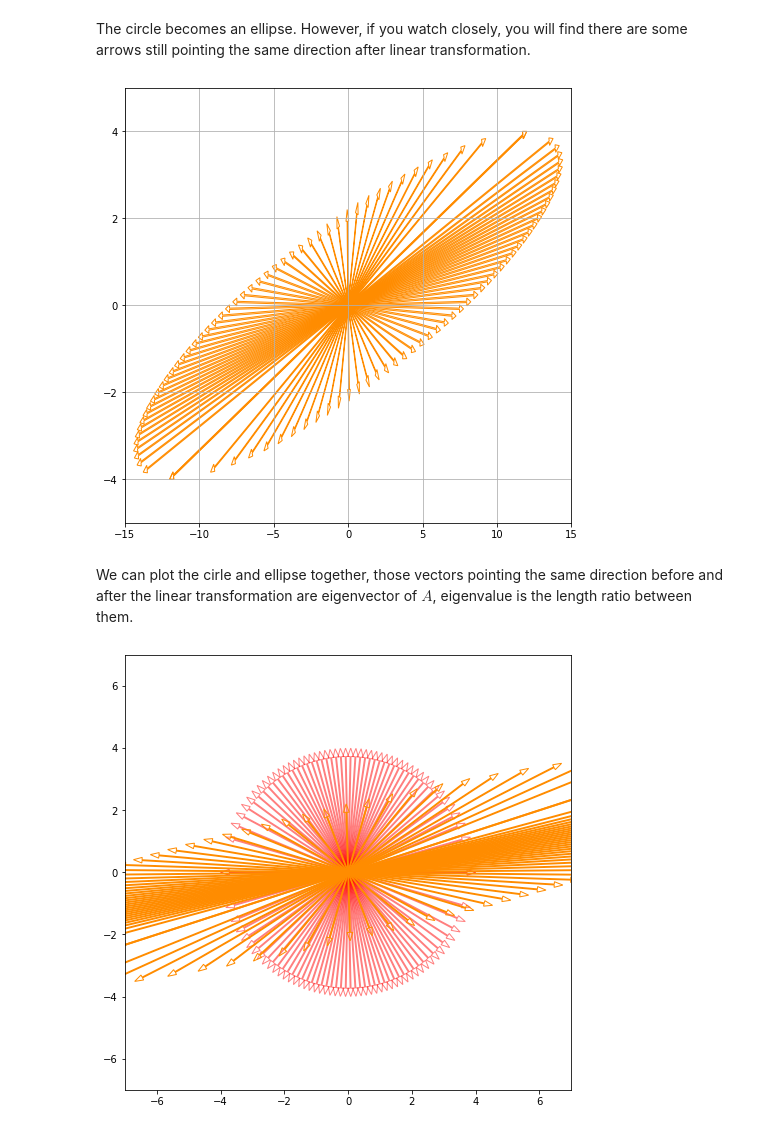
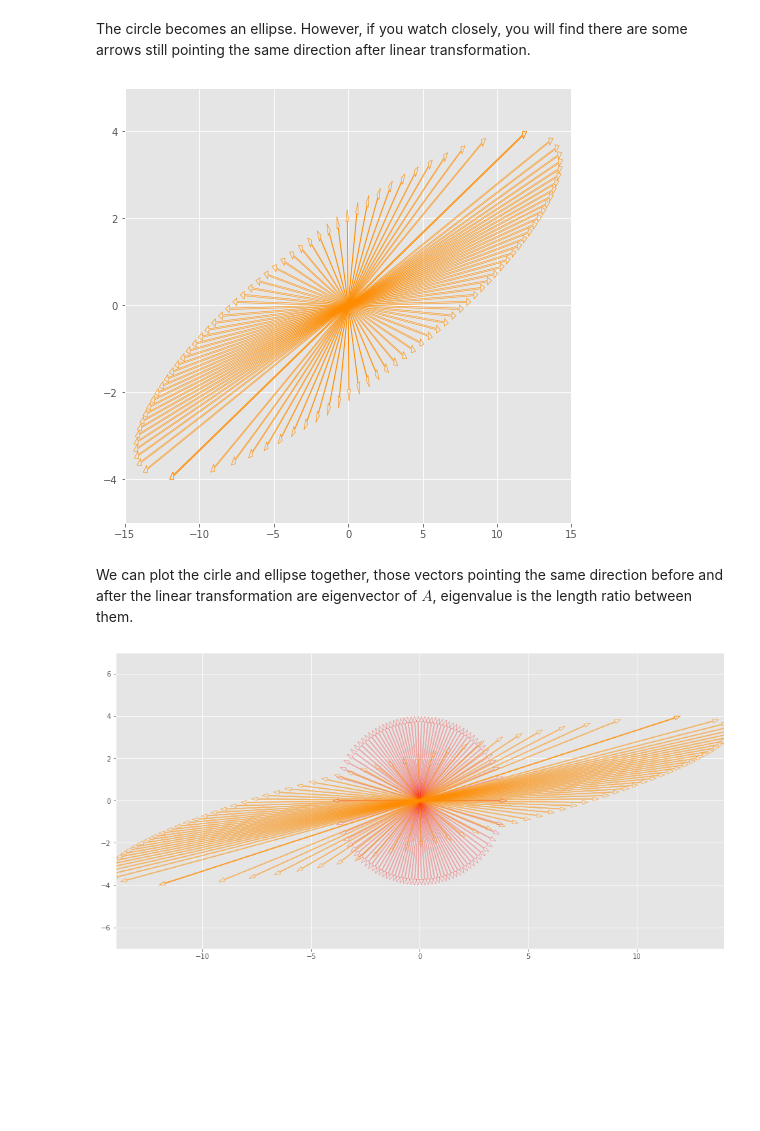
Before and after one commit to weijie-chen/Linear-Algebra-With-Python, a Jupyter notebook: Chapter 12 - Eigenvalues and Eigenvectors.ipynb, the cells around one changed output. Drawn from its saved outputs; the diff is of its cells as text; code cells hidden in the pictures; blank space fills up the shorter version.

```diff
--- a/Chapter 12 - Eigenvalues and Eigenvectors.ipynb
+++ b/Chapter 12 - Eigenvalues and Eigenvectors.ipynb
@@ -4,6 +4,7 @@ import matplotlib as mpl
 import numpy as np
 import sympy as sy
 sy.init_printing()
+plt.style.use('ggplot')
 # %%
 np.set_printoptions(precision=3)
 np.set_printoptions(suppress=True)
@@ -458,17 +459,16 @@ The circle becomes an ellipse. However, if you watch closely, you will find ther
 fig, ax = plt.subplots(figsize = (8, 8))
 
 for i in range(len(x)):
-    ax.arrow(0, 0, Av_1[0, i], Av_1[1, i], head_width = .18,
+    ax.arrow(0, 0, AV_u[0, i], AV_u[1, i], head_width = .18,
              head_length= .27, length_includes_head = True,
              width = .03, ec = 'darkorange', fc = 'None')
-    ax.arrow(0, 0, Av_2[0, i], Av_2[1, i], head_width = .18,
+    ax.arrow(0, 0, AV_d[0, i], AV_d[1, i], head_width = .18,
              head_length= .27, length_includes_head = True,
              width = .03, ec = 'darkorange', fc = 'None')
 ax.axis([-15, 15, -5, 5])
-ax.grid()
 plt.show()
 # %% [output]
-[figure, old version]
+[figure, new version]
 # %% [markdown]
 We can plot the cirle and ellipse together, those vectors pointing the same direction before and after the linear transformation are eigenvector of $A$, eigenvalue is the length ratio between them.
 # %%
@@ -477,35 +477,35 @@ x = np.linspace(-4, 4, k)
 y_u = np.sqrt(16 - x**2)
 y_d = -np.sqrt(16 - x**2)
 
-fig, ax = plt.subplots(figsize = (8, 8))
+fig, ax = plt.subplots(figsize = (16, 8))
 
 ax.scatter(0, 0, s = 100, fc = 'k', ec = 'r')
 
 for i in range(len(x)):
     ax.arrow(0, 0, x[i], y_u[i], head_width = .18,
              head_length= .27, length_includes_head = True,
              width = .03, ec = 'r', alpha = .5, fc = 'None')
     ax.arrow(0, 0, x[i], y_d[i], head_width = .18,
              head_length= .27, length_includes_head = True,
              width = .03, ec = 'r', alpha = .5, fc = 'None')
 
 A = np.array([[3, -2], [1, 0]])
 
 v = np.hstack((x[:, np.newaxis], y_u[:, np.newaxis]))
 Av_1 = (A@v.T)
 
 v = np.hstack((x[:, np.newaxis], y_d[:, np.newaxis]))
 Av_2 = (A@v.T)
 
 for i in range(len(x)):
     ax.arrow(0, 0, Av_1[0, i], Av_1[1, i], head_width = .18,
              head_length= .27, length_includes_head = True,
              width = .03, ec = 'darkorange', fc = 'None')
     ax.arrow(0, 0, Av_2[0, i], Av_2[1, i], head_width = .18,
              head_length= .27, length_includes_head = True,
              width = .03, ec = 'darkorange', fc = 'None')
 n = 7
-ax.axis([-n, n, -n, n])
+ax.axis([-2*n, 2*n, -n, n])
 plt.show()
 # %% [output]
-[figure, old version]
+[figure, new version]
```
Also changed, not shown: parts of 18 cells of this notebook, 1 other file.
